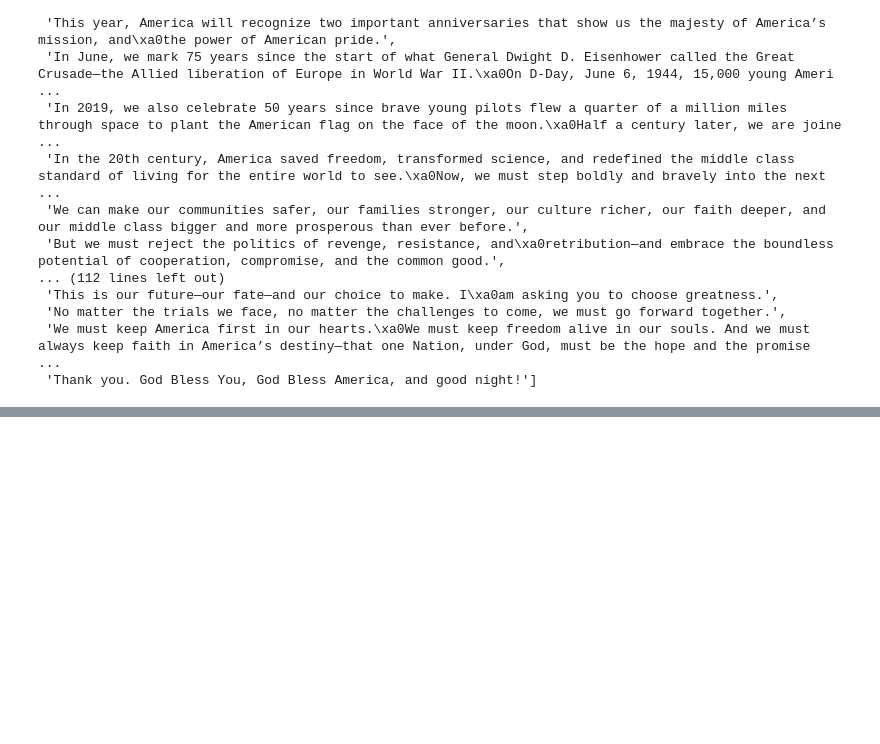
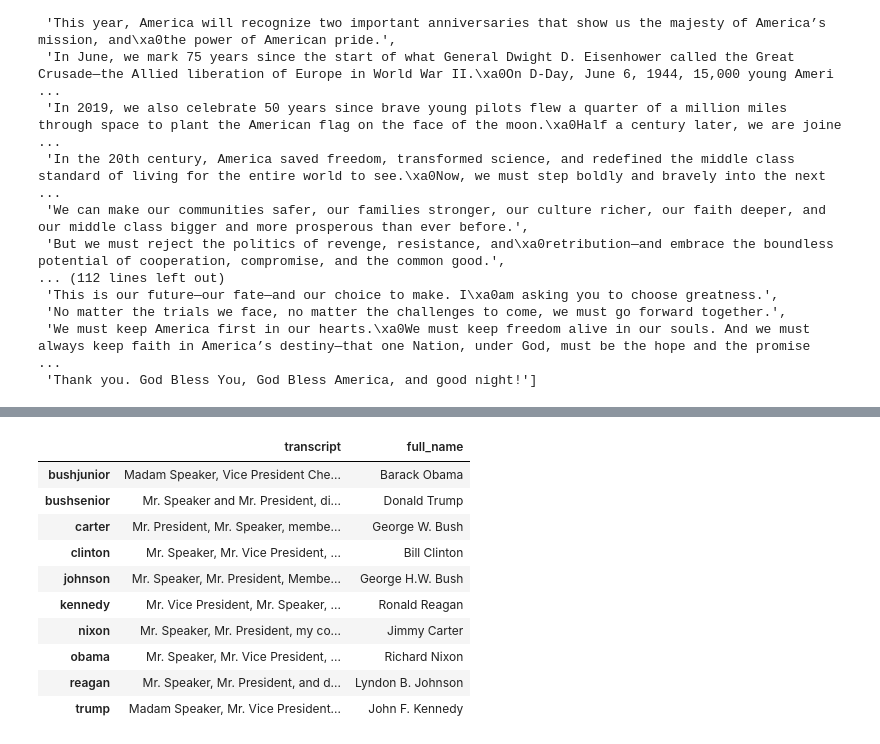
Before and after one commit to grem848/PythonExamProject2019, a Jupyter notebook: Data Cleaning.ipynb, the cells around one changed output, grey strips where cells are left out. Cells and saved outputs as stored; diff of their text form; code cells hidden in the pictures; blank space fills up the shorter version.

Commit message:
Added presidents

```diff
--- a/Data Cleaning.ipynb
+++ b/Data Cleaning.ipynb
@@ -17,10 +17,18 @@ def url_to_transcript(url):
 
 # URLs of transcripts in scope
 urls = ['https://millercenter.org/the-presidency/presidential-speeches/february-5-2019-state-union-address',
-       'https://millercenter.org/the-presidency/presidential-speeches/january-12-2016-2016-state-union-address']
+       'https://millercenter.org/the-presidency/presidential-speeches/january-12-2016-2016-state-union-address',
+        'https://millercenter.org/the-presidency/presidential-speeches/january-28-2008-state-union-address',
+        'https://millercenter.org/the-presidency/presidential-speeches/january-27-2000-state-union-address',
+        'https://millercenter.org/the-presidency/presidential-speeches/january-28-1992-state-union-address',
+        'https://millercenter.org/the-presidency/presidential-speeches/january-25-1988-state-union-address',
+        'https://millercenter.org/the-presidency/presidential-speeches/january-23-1980-state-union-address',
+        'https://millercenter.org/the-presidency/presidential-speeches/january-30-1974-state-union-address',
+        'https://millercenter.org/the-presidency/presidential-speeches/january-14-1969-state-union-address',
+       'https://millercenter.org/the-presidency/presidential-speeches/january-14-1963-state-union-address']
 
 # Presidents names
-presidents = ['trump', 'obama']
+presidents = ['trump', 'obama', 'bushjunior', 'clinton', 'bushsenior', 'reagan', 'carter', 'nixon', 'johnson', 'kennedy']
 # %%
-# # Actually request transcripts (takes a few minutes to run)
-# transcripts = [url_to_transcript(u) for u in urls]
+# Actually request transcripts (takes a few minutes to run)
+transcripts = [url_to_transcript(u) for u in urls]
@@ -30,9 +49,9 @@ presidents = ['trump', 'obama']
 #  Make a new directory to hold the text files
 # !mkdir transcripts
 
-# for i, p in enumerate(presidents):
-#     with open("transcripts/" + p + ".txt", "wb") as file:
-#         pickle.dump(transcripts[i], file)
+for i, p in enumerate(presidents):
+    with open("transcripts/" + p + ".txt", "wb") as file:
+        pickle.dump(transcripts[i], file)
 # %%
 # Load pickled files
 data = {}
@@ -150,9 +201,21 @@ data_df
 # %%
 # Let's add the presidents' full names as well
-full_names = ['Barack Hussein Obama', 'Donald John Trump']
+full_names = ['Barack Obama', 'Donald Trump', 'George W. Bush', 'Bill Clinton', 'George H.W. Bush', 'Ronald Reagan', 'Jimmy Carter', 'Richard Nixon', 'Lyndon B. Johnson', 'John F. Kennedy']
 
 data_df['full_name'] = full_names
 data_df
+# %% [output]
+|  | transcript | full_name |
+| bushjunior | Madam Speaker, Vice President Che... | Barack Obama |
+| bushsenior | Mr. Speaker and Mr. President, di... | Donald Trump |
+| carter | Mr. President, Mr. Speaker, membe... | George W. Bush |
+| clinton | Mr. Speaker, Mr. Vice President, ... | Bill Clinton |
+| johnson | Mr. Speaker, Mr. President, Membe... | George H.W. Bush |
+| kennedy | Mr. Vice President, Mr. Speaker, ... | Ronald Reagan |
+| nixon | Mr. Speaker, Mr. President, my co... | Jimmy Carter |
+| obama | Mr. Speaker, Mr. Vice President, ... | Richard Nixon |
+| reagan | Mr. Speaker, Mr. President, and d... | Lyndon B. Johnson |
+| trump | Madam Speaker, Mr. Vice President... | John F. Kennedy |
 # %%
 # Let's pickle it for later use
 data_df.to_pickle("corpus.pkl")
```
Also changed, not shown: parts of 9 cells of this notebook, 12 other files.
